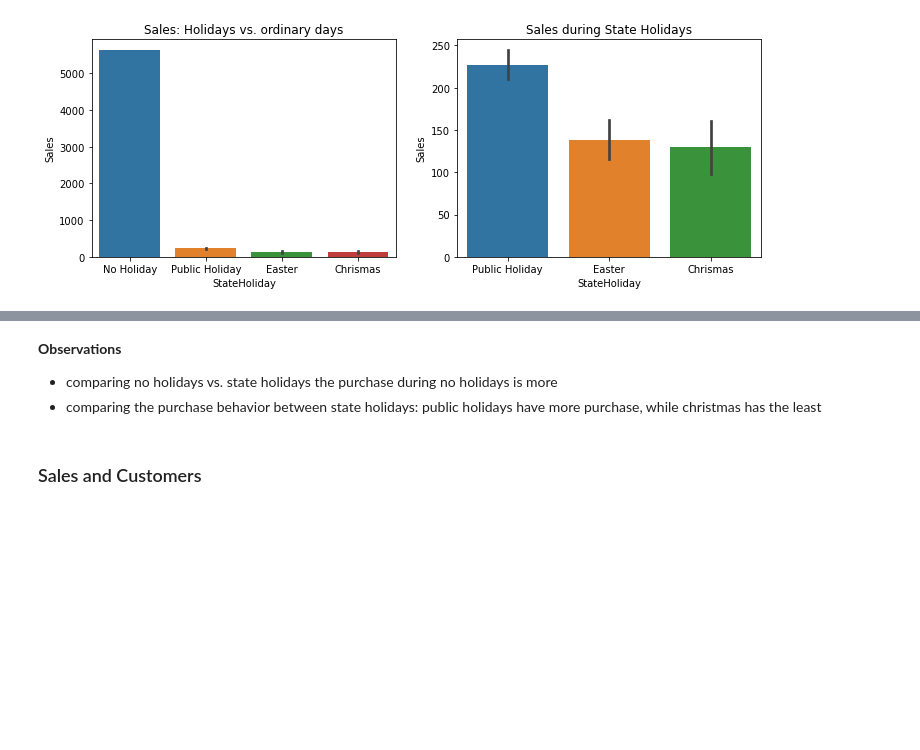
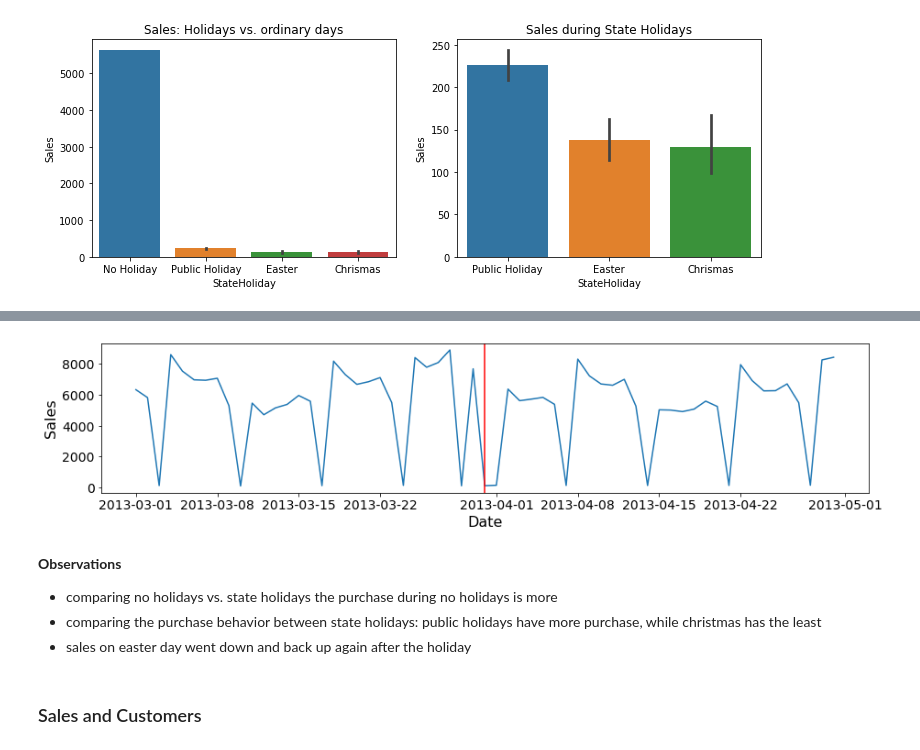
Before and after one commit to benbel376/time-series-data-sales-prediction, a Jupyter notebook: notebooks/data_exploration.ipynb, the cells around one changed output, grey strips where cells are left out. Saved outputs shown, nothing was run; the diff lists cells and outputs as text; code cells hidden in the pictures; blank space fills up the shorter version.

```diff
--- a/notebooks/data_exploration.ipynb
+++ b/notebooks/data_exploration.ipynb
@@ -79,25 +113,28 @@ DV.summ_columns(train)
 # %%
 # easter's time sale in 2013
 
-train_filter = train[["Sales", "Date"]]
+train_filter = train.loc[(train["Year"] == 2013) & (train["Month"] >= 3) & (train["Month"] < 5)]
 date_plot = train_filter.groupby(["Date"]).agg({"Sales": "mean"})
 
 plt.figure(figsize=(15, 3))
 sns.lineplot(x="Date", y="Sales", data=date_plot)
 plt.axvline(pd.Timestamp('2013-03-31'),color='r')
-plt.axvline(pd.Timestamp('2014-04-20'),color='r')
-plt.axvline(pd.Timestamp('2015-04-05'),color='r')
-plt.axvline(pd.Timestamp('2013-12-25'),color='y')
-plt.axvline(pd.Timestamp('2014-12-25'),color='y')
+#plt.axvline(pd.Timestamp('2014-04-20'),color='r')
+#plt.axvline(pd.Timestamp('2015-04-05'),color='r')
+#plt.axvline(pd.Timestamp('2013-12-25'),color='y')
+#plt.axvline(pd.Timestamp('2014-12-25'),color='y')
 plt.xticks(fontsize=14)
 plt.yticks(fontsize=14)
 plt.xlabel(xlabel="Date", fontsize=16)
 plt.ylabel(ylabel="Sales", fontsize=16)
 plt.show()
+# %% [output]
+[figure, added]
 # %% [markdown]
 **Observations**
 - comparing no holidays vs. state holidays the purchase during no holidays is more
 - comparing the purchase behavior between state holidays: public holidays have more purchase, while christmas has the least
+- sales on easter day went down and back up again after the holiday
 # %% [markdown]
 ### Sales and Customers
 # %%
```
Also changed, not shown: parts of 7 cells of this notebook, 8 other files.
